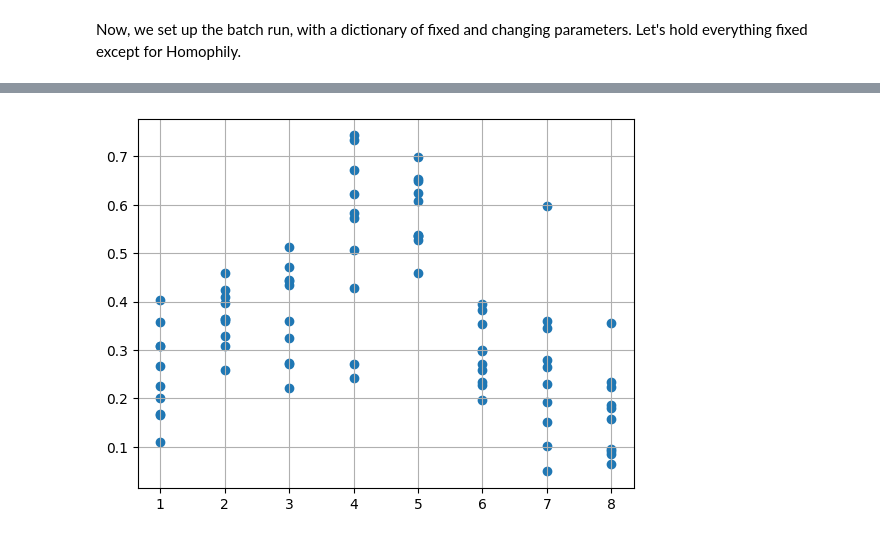
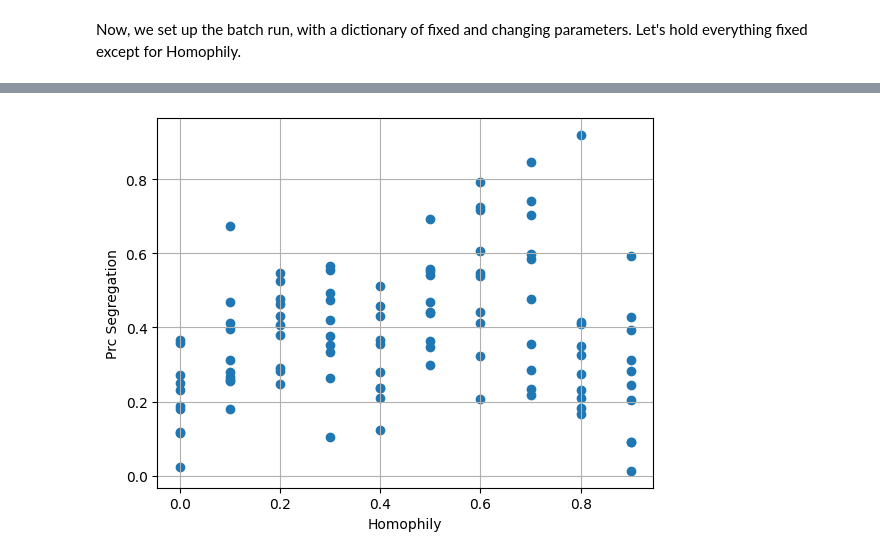
Before and after one commit to AnnedeKoeijer/Schelling_reloaded, a Jupyter notebook: analysis.ipynb, the cells around one changed output, grey strips where cells are left out. Drawn from its saved outputs; the diff is of its cells as text; code cells hidden in the pictures.

```diff
--- a/analysis.ipynb
+++ b/analysis.ipynb
@@ -102,3 +78,3 @@ model_reporters = {"Segregated_Agents": get_segregation}
 # %%
-param_sweep = BatchRunner(Schelling, parameters, iterations=10,
-                          max_steps=200, model_reporters=model_reporters)
+from mesa import batch_run
+param_sweep = batch_run(Schelling,parameters, iterations=10, max_steps=100)
@@ -105,2 +179,0 @@ param_sweep = BatchRunner(Schelling, parameters, iterations=10,
-# %%
-param_sweep.run_all()
@@ -125,2 +180,5 @@ everyone is happy
+# %%
+import pandas as pd
+df = pd.DataFrame.from_dict(param_sweep)
 # %%
-df = param_sweep.get_model_vars_dataframe()
+df
@@ -127,5 +199,7 @@ df = param_sweep.get_model_vars_dataframe()
 # %%
-plt.scatter(df.homophily, df.Segregated_Agents)
+plt.scatter(df.homophily, df.segregated_Agents)
+plt.xlabel('Homophily')
+plt.ylabel('Prc Segregation')
 plt.grid(True)
 # %% [output]
-[figure, old version]
+[figure, new version]
```
Also changed, not shown: parts of 20 cells of this notebook, 5 other files.
